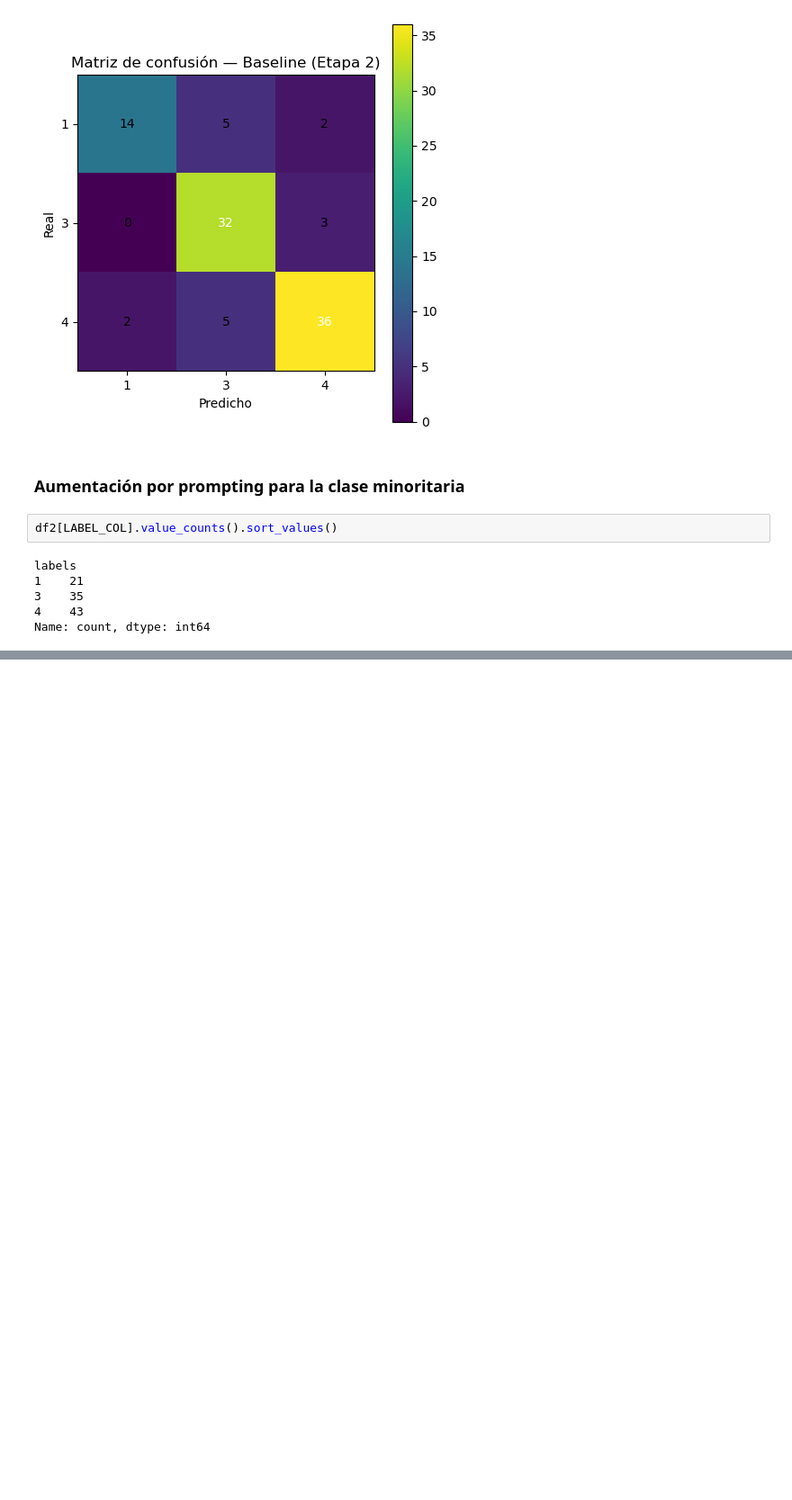
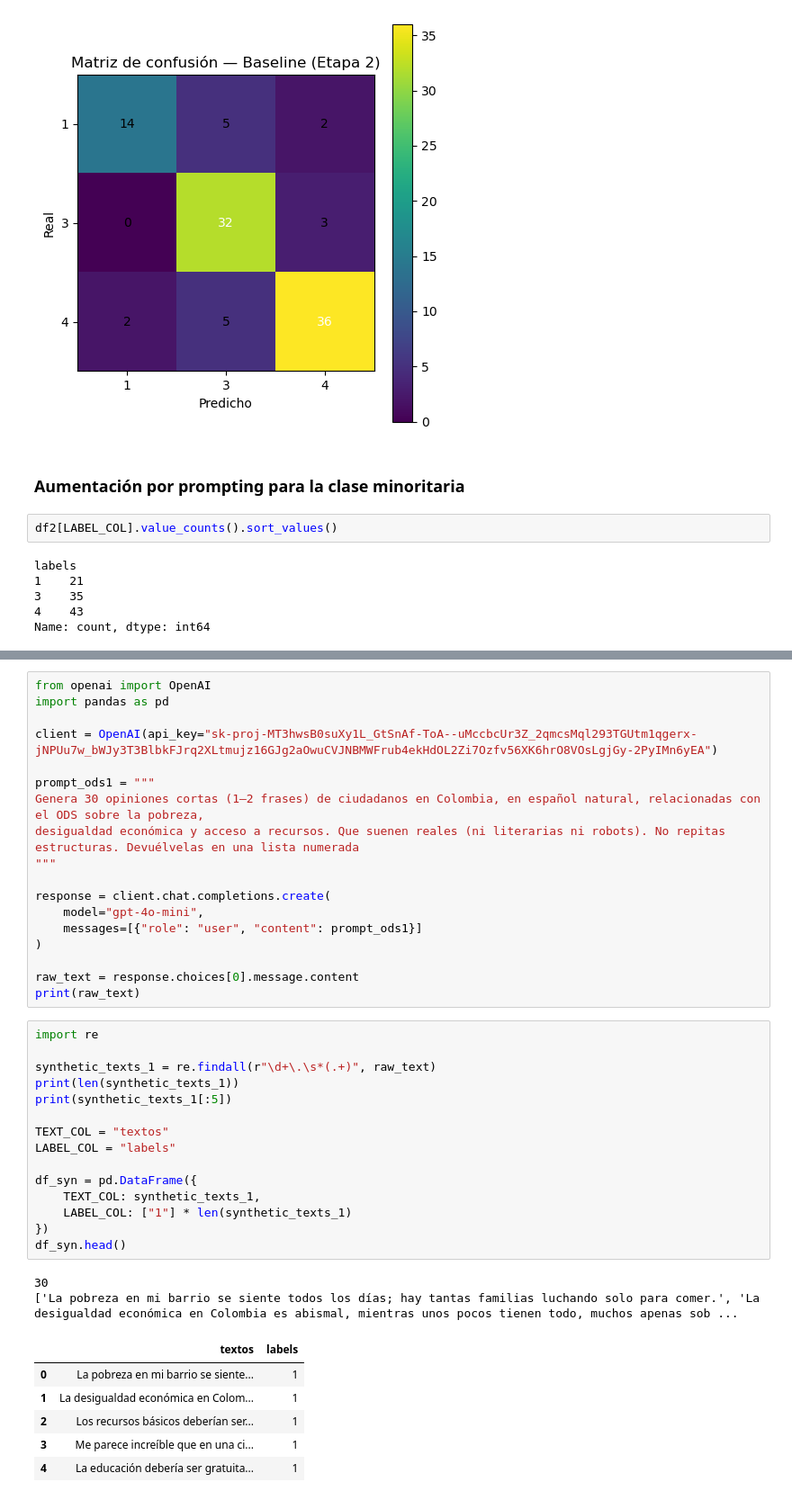
Before and after one commit to carvafel/Proyecto-1---BI, a Jupyter notebook: etapa2.ipynb, the cells around one changed output, grey strips where cells are left out. Shown at 90% size. Saved outputs shown, nothing was run; the diff lists cells and outputs as text; blank space fills up the shorter version.

```diff
--- a/etapa2.ipynb
+++ b/etapa2.ipynb
@@ -198,3 +145,45 @@ df_syn.head(), df_syn[LABEL_COL].value_counts()
+# %%
+from openai import OpenAI
+import pandas as pd
+
+client = OpenAI(api_key="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")
+
+prompt_ods1 = """
+Genera 30 opiniones cortas (1–2 frases) de ciudadanos en Colombia, en español natural, relacionadas con el ODS sobre la pobreza,
+desigualdad económica y acceso a recursos. Que suenen reales (ni literarias ni robots). No repitas estructuras. Devuélvelas en una lista numerada
+"""
+
+response = client.chat.completions.create(
+    model="gpt-4o-mini",
+    messages=[{"role": "user", "content": prompt_ods1}]
+)
+
+raw_text = response.choices[0].message.content
+print(raw_text)
+# %%
+import re
+
+synthetic_texts_1 = re.findall(r"\d+\.\s*(.+)", raw_text)
+print(len(synthetic_texts_1))
+print(synthetic_texts_1[:5])
+
+TEXT_COL = "textos"
+LABEL_COL = "labels"
+
+df_syn = pd.DataFrame({
+    TEXT_COL: synthetic_texts_1,
+    LABEL_COL: ["1"] * len(synthetic_texts_1)
+})
+df_syn.head()
+# %% [output]
+30
+['La pobreza en mi barrio se siente todos los días; hay tantas familias luchando solo para comer.', 'La desigualdad económica en Colombia es abismal, mientras unos pocos tienen todo, muchos apenas sob ...
+|  | textos | labels |
+| 0 | La pobreza en mi barrio se siente... | 1 |
+| 1 | La desigualdad económica en Colom... | 1 |
+| 2 | Los recursos básicos deberían ser... | 1 |
+| 3 | Me parece increíble que en una ci... | 1 |
+| 4 | La educación debería ser gratuita... | 1 |
 # %%
 def clean_df(df):
     df = df.copy()
```
Also changed, not shown: parts of 11 cells of this notebook, 5 other files.
